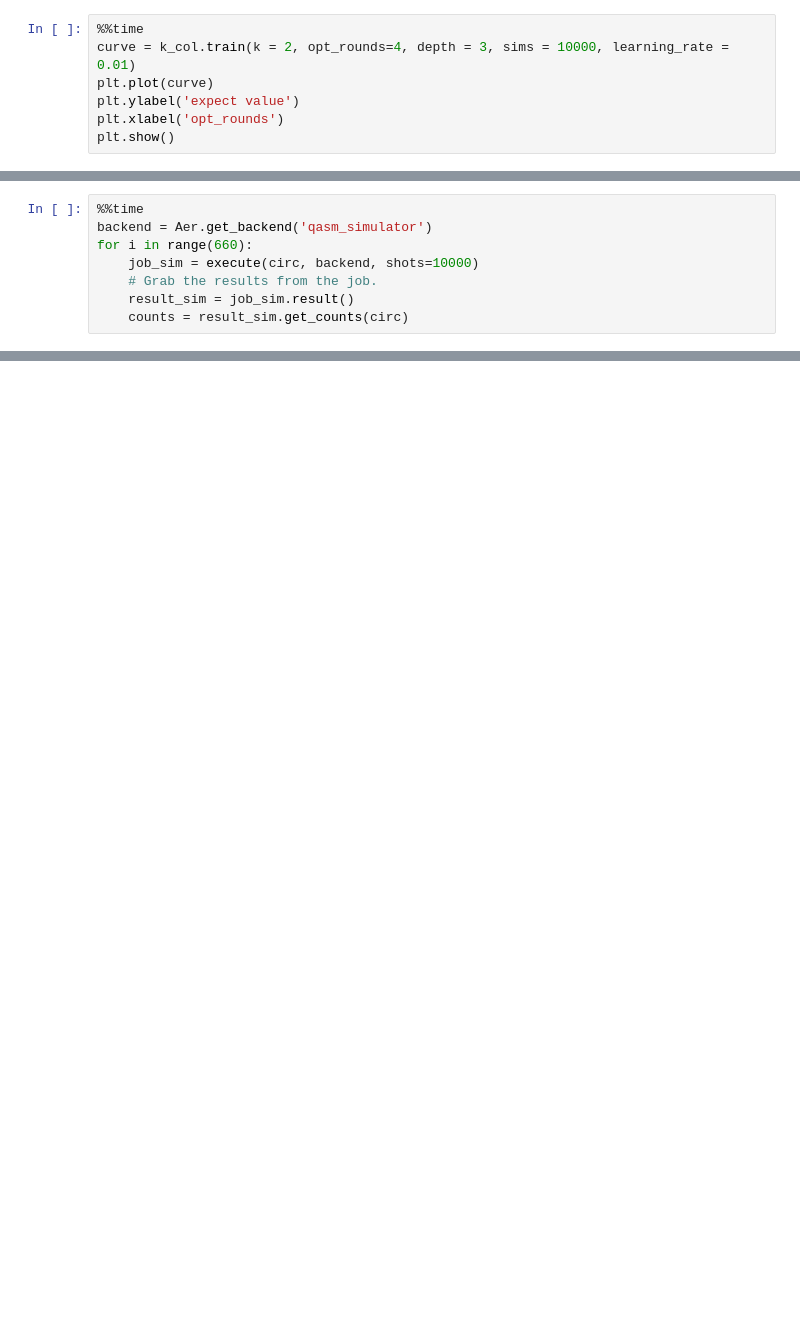
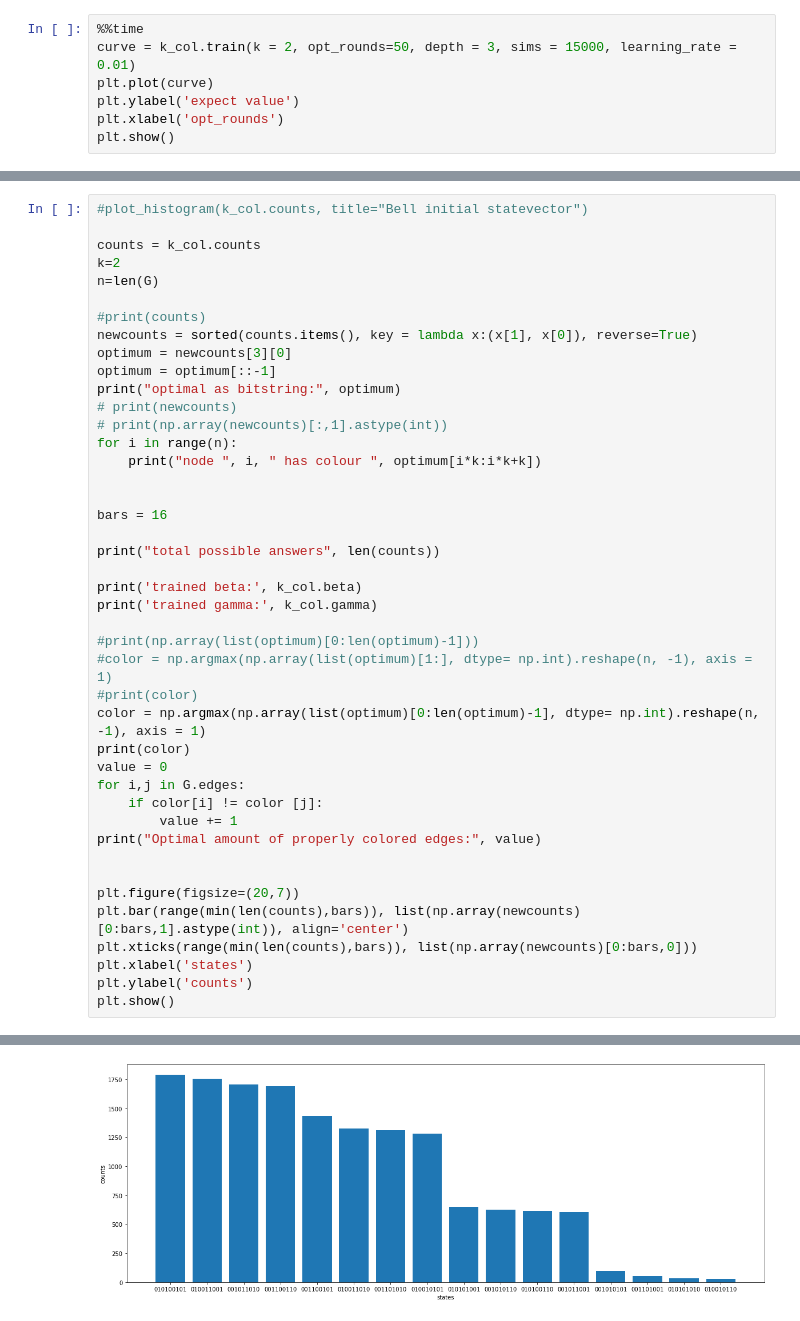
Before and after one commit to XunyiZhao/Quantum_Information_Project, a Jupyter notebook: k-colorable-subgraph.ipynb, the cells around one changed output, grey strips where cells are left out. Saved outputs shown, nothing was run; the diff lists cells and outputs as text; blank space fills up the shorter version.

```diff
--- a/k-colorable-subgraph.ipynb
+++ b/k-colorable-subgraph.ipynb
@@ -260,6 +235,6 @@ k_col.draw()
 # %%
 %%time
-curve = k_col.train(k = 2, opt_rounds=4, depth = 3, sims = 10000, learning_rate = 0.01)
+curve = k_col.train(k = 2, opt_rounds=50, depth = 3, sims = 15000, learning_rate = 0.01)
 plt.plot(curve)
 plt.ylabel('expect value')
 plt.xlabel('opt_rounds')
@@ -300,8 +244,0 @@ k_col.circuit.circ.depth()
-# %%
-%%time
-backend = Aer.get_backend('qasm_simulator')
-for i in range(660):
-    job_sim = execute(circ, backend, shots=10000)
-    # Grab the results from the job.
-    result_sim = job_sim.result()
-    counts = result_sim.get_counts(circ)
@@ -309,0 +245,44 @@ Wall time: 4min 9s
+# %%
+#plot_histogram(k_col.counts, title="Bell initial statevector")
+
+counts = k_col.counts
+k=2
+n=len(G)
+
+#print(counts)
+newcounts = sorted(counts.items(), key = lambda x:(x[1], x[0]), reverse=True)
+optimum = newcounts[3][0]
+optimum = optimum[::-1]
+print("optimal as bitstring:", optimum)
+# print(newcounts)
+# print(np.array(newcounts)[:,1].astype(int))
+for i in range(n):
+    print("node ", i, " has colour ", optimum[i*k:i*k+k])
+
+
+bars = 16
+
+print("total possible answers", len(counts))
+
+print('trained beta:', k_col.beta)
+print('trained gamma:', k_col.gamma)
+
+#print(np.array(list(optimum)[0:len(optimum)-1]))
+#color = np.argmax(np.array(list(optimum)[1:], dtype= np.int).reshape(n, -1), axis = 1)
+#print(color)
+color = np.argmax(np.array(list(optimum)[0:len(optimum)-1], dtype= np.int).reshape(n, -1), axis = 1)
+print(color)
+value = 0
+for i,j in G.edges:
+    if color[i] != color [j]:
+        value += 1
+print("Optimal amount of properly colored edges:", value)
+
+
+plt.figure(figsize=(20,7))
+plt.bar(range(min(len(counts),bars)), list(np.array(newcounts)[0:bars,1].astype(int)), align='center')
+plt.xticks(range(min(len(counts),bars)), list(np.array(newcounts)[0:bars,0]))
+plt.xlabel('states')
+plt.ylabel('counts')
+plt.show()
+# %% [output]
@@ -309,0 +299 @@ Wall time: 4min 9s
+[figure, added]
```
Also changed, not shown: parts of 18 cells of this notebook, 1 other file.
